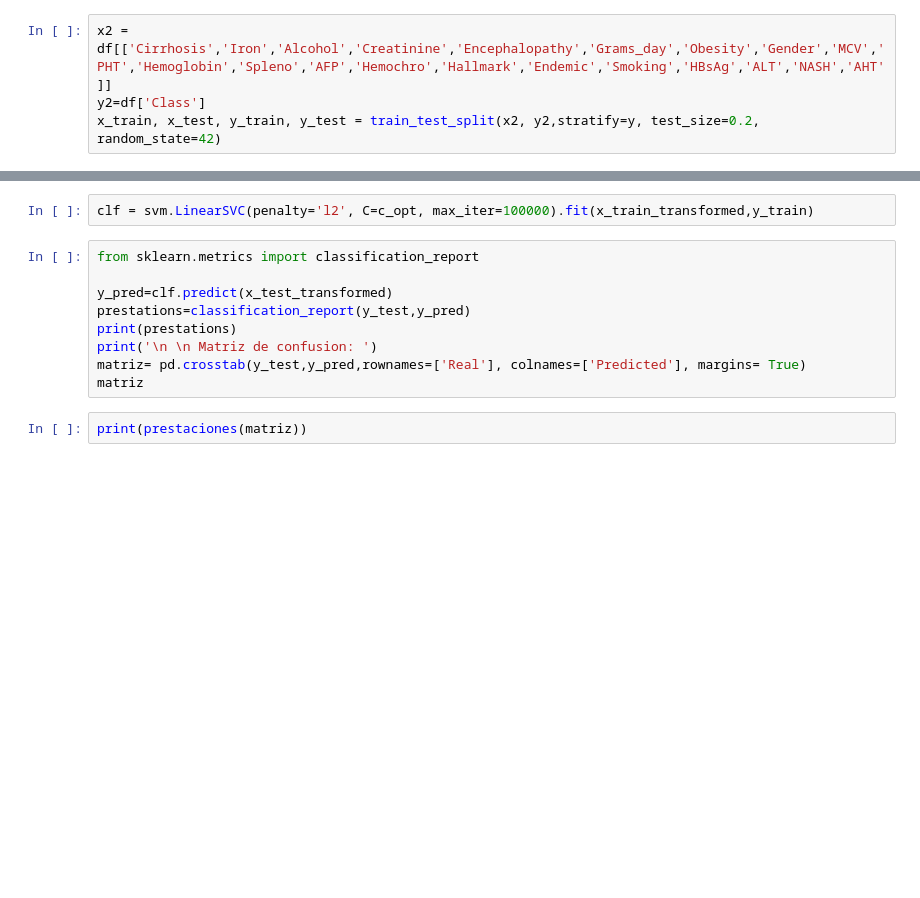
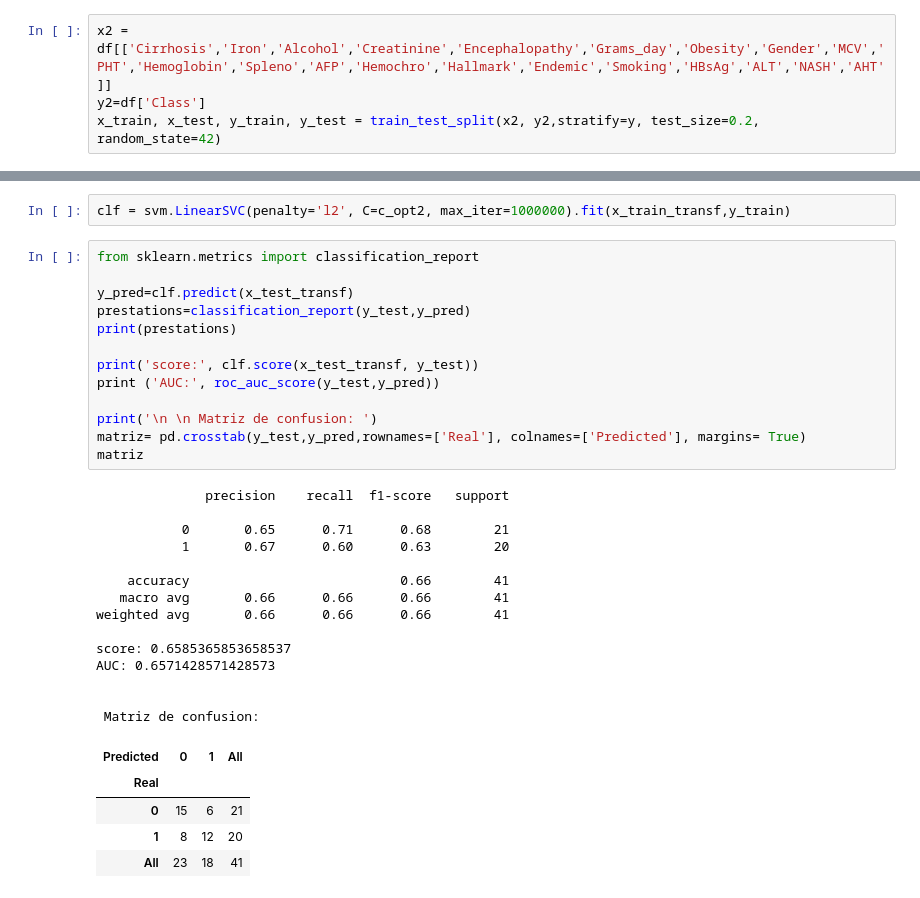
Before and after one commit to cgarciav/base-de-datos-HCC, a Jupyter notebook: SVM.ipynb, the cells around one changed output, grey strips where cells are left out. Cells and saved outputs as stored; diff of their text form; blank space fills up the shorter version.

```diff
--- a/SVM.ipynb
+++ b/SVM.ipynb
@@ -157,13 +248,35 @@ x_test_transformed=scaler.transform(x_test)
 # %%
-clf = svm.LinearSVC(penalty='l2', C=c_opt, max_iter=100000).fit(x_train_transformed,y_train)
+clf = svm.LinearSVC(penalty='l2', C=c_opt2, max_iter=1000000).fit(x_train_transf,y_train)
 # %%
 from sklearn.metrics import classification_report
 
-y_pred=clf.predict(x_test_transformed)
+y_pred=clf.predict(x_test_transf)
 prestations=classification_report(y_test,y_pred)
 print(prestations)
+
+print('score:', clf.score(x_test_transf, y_test))
+print ('AUC:', roc_auc_score(y_test,y_pred))
+
 print('\n \n Matriz de confusion: ')
 matriz= pd.crosstab(y_test,y_pred,rownames=['Real'], colnames=['Predicted'], margins= True)
 matriz
+# %% [output]
+              precision    recall  f1-score   support
+
+           0       0.65      0.71      0.68        21
+           1       0.67      0.60      0.63        20
+
+    accuracy                           0.66        41
+   macro avg       0.66      0.66      0.66        41
+weighted avg       0.66      0.66      0.66        41
+
+score: 0.6585365853658537
+AUC: 0.6571428571428573
+
+
+ Matriz de confusion:
+| Predicted | 0 | 1 | All |
+| Real |  |  |  |
+| 0 | 15 | 6 | 21 |
+| 1 | 8 | 12 | 20 |
+| All | 23 | 18 | 41 |
-# %%
-print(prestaciones(matriz))
```
Also changed, not shown: parts of 13 cells of this notebook.
